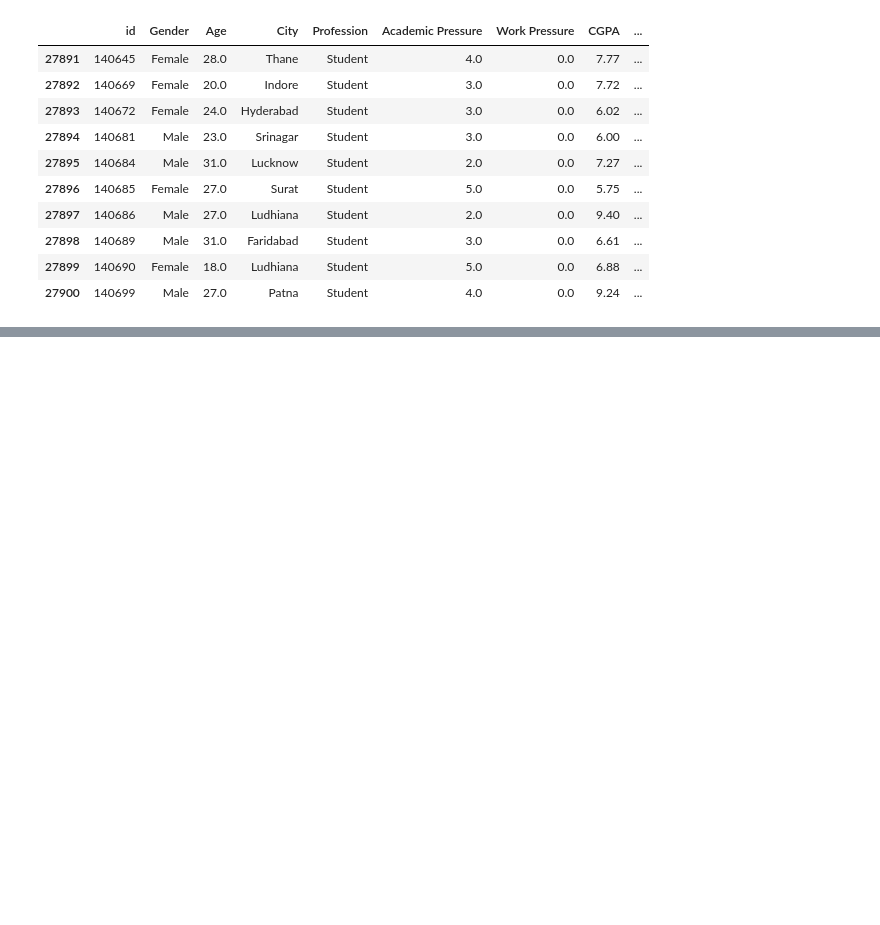
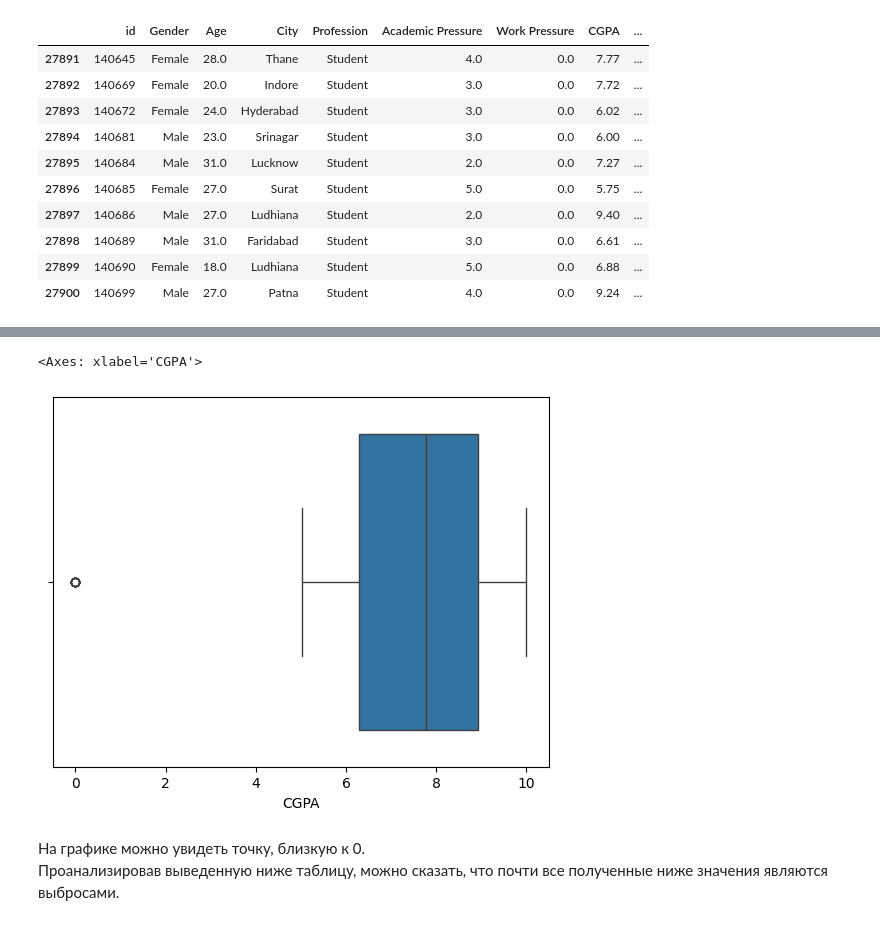
Before and after one commit to nastjannastja/Data-Set, a Jupyter notebook: notebooks/EDA.ipynb, the cells around one changed output, grey strips where cells are left out. Saved outputs shown, nothing was run; the diff lists cells and outputs as text; code cells hidden in the pictures; blank space fills up the shorter version.

```diff
--- a/notebooks/EDA.ipynb
+++ b/notebooks/EDA.ipynb
@@ -80,0 +312,8 @@ df.tail(10)
+# %%
+sns.boxplot(x = df["CGPA"])
+# %% [output]
+<Axes: xlabel='CGPA'>
+[figure, added]
+# %% [markdown]
+На графике можно увидеть точку, близкую к 0.
+Проанализировав выведенную ниже таблицу, можно сказать, что почти все полученные ниже значения являются выбросами.
```
Also changed, not shown: parts of 54 cells of this notebook.
